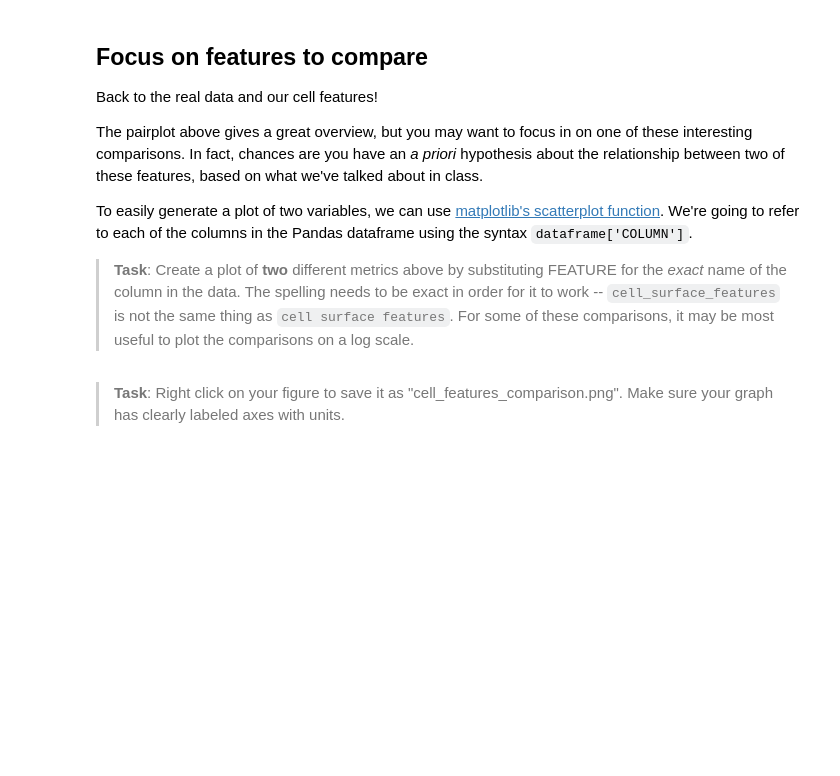
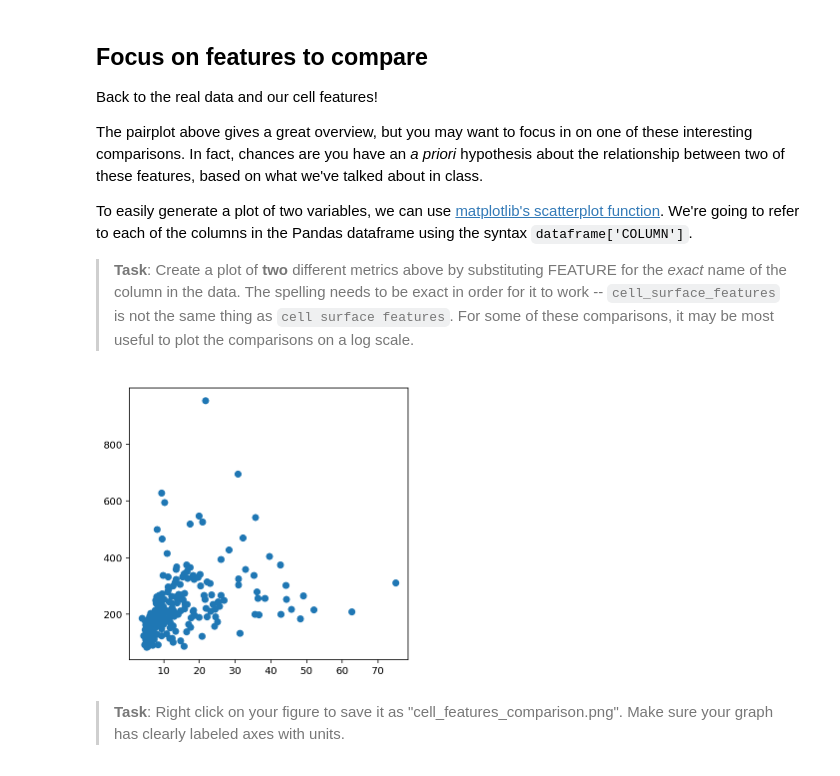
Before and after one commit to ajuavinett/CellTypesLesson, a Jupyter notebook: CompareCellFeatures.ipynb, the cells around one changed output. Saved outputs shown, nothing was run; the diff lists cells and outputs as text; code cells hidden in the pictures; blank space fills up the shorter version.

```diff
--- a/CompareCellFeatures.ipynb
+++ b/CompareCellFeatures.ipynb
@@ -40,9 +39,17 @@ print('Packages imported.')
 ## Load the dataset
 ><b>Task</b>: Choose to work with the mice or human dataset by uncommenting (removing the `#`) from one of the `dataset` lines below. Then, run the cell.
 # %%
-# Only one of the dataset lines below should be uncommented!
-dataset = pd.read_csv('utilities/mouse_cell_metrics.csv')
-#dataset = pd.read_csv('utilities/human_cell_metrics.csv')
+# Uncomment one of the lines below!
+dataset = 'human_cell_metrics.csv'
+#dataset = 'mouse_cell_metrics.csv'
+
+# Permalink from github page where this data lives
+github_url = 'https://github.com/ajuavinett/Allen2025/blob/fa2ffbbcfe09d609db059defc89b39e91b3da117/Data/'
+data_url = github_url + dataset + '?raw=true'
+filename = './' + dataset
+path, headers = urllib.request.urlretrieve(data_url, filename)
+
+dataset = pd.read_csv(path)
 
 print('Number of cells: ' + str(len(dataset)))
 
@@ -104,11 +121,13 @@ To easily generate a plot of two variables, we can use [matplotlib's scatterplot
 # %%
 # We've set up a square figure for you!
 fig = plt.figure(figsize=(5,5))
 
 # Replace FEATURE with your feature of interest
-plt.scatter(dataset['FEATURE'],dataset['FEATURE'])
+plt.scatter(dataset['tau'],dataset['input_resistance'])
 
 plt.show()
+# %% [output]
+[figure, added]
 # %% [markdown]
 ><b>Task</b>: Right click on your figure to save it as "cell_features_comparison.png". Make sure your graph has clearly labeled axes with units.
 # %%
```
Also changed, not shown: parts of 3 cells of this notebook.
